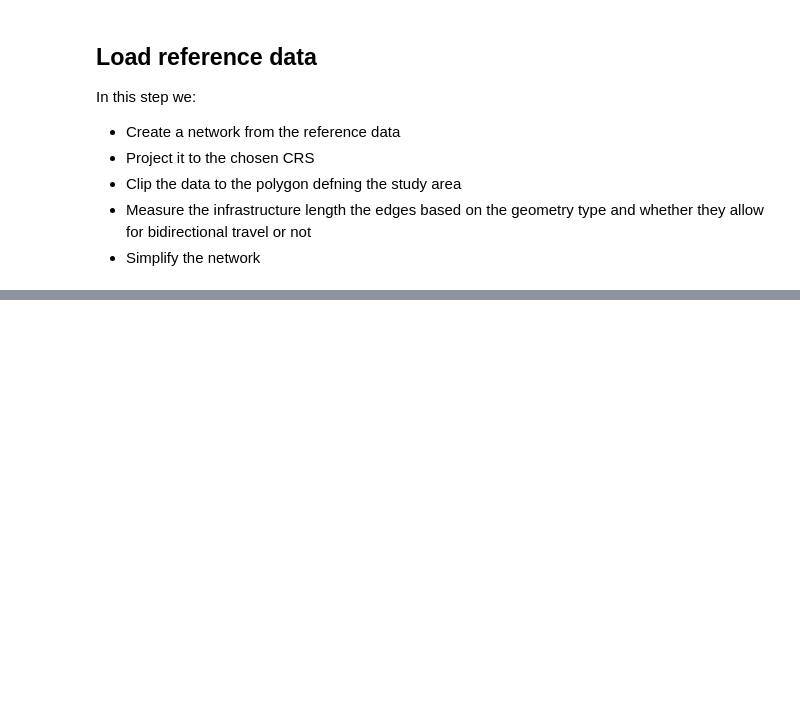
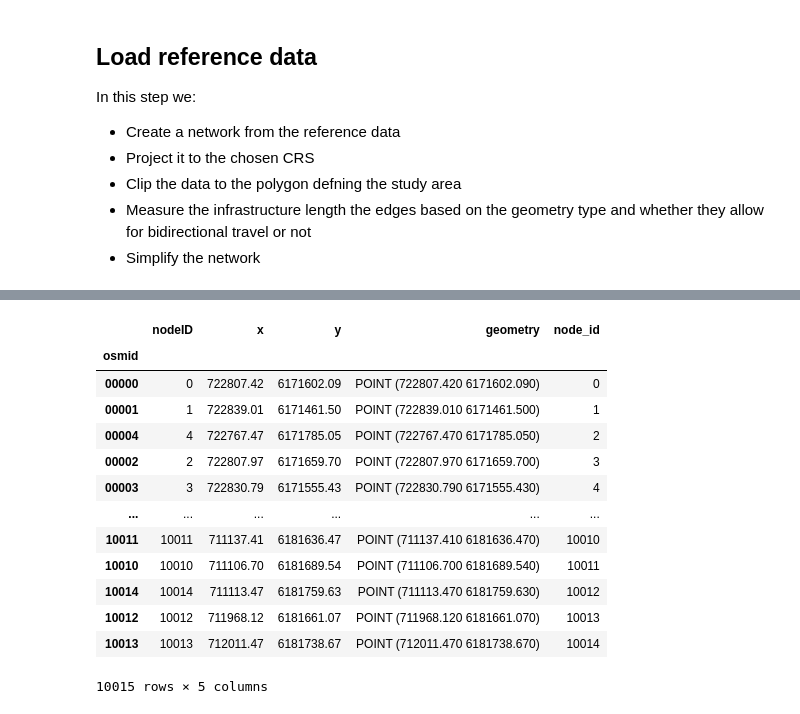
Before and after one commit to anerv/cycling_data_quality, a Jupyter notebook: scripts/01_load_data.ipynb, the cells around one changed output, grey strips where cells are left out. Cells and saved outputs as stored; diff of their text form; code cells hidden in the pictures; blank space fills up the shorter version.

```diff
--- a/scripts/01_load_data.ipynb
+++ b/scripts/01_load_data.ipynb
@@ -359,0 +491,17 @@ Reference networks saved!
+# %%
+ref_nodes
+# %% [output]
+|  | nodeID | x | y | geometry | node_id |
+| osmid |  |  |  |  |  |
+| 00000 | 0 | 722807.42 | 6171602.09 | POINT (722807.420 6171602.090) | 0 |
+| 00001 | 1 | 722839.01 | 6171461.50 | POINT (722839.010 6171461.500) | 1 |
+| 00004 | 4 | 722767.47 | 6171785.05 | POINT (722767.470 6171785.050) | 2 |
+| 00002 | 2 | 722807.97 | 6171659.70 | POINT (722807.970 6171659.700) | 3 |
+| 00003 | 3 | 722830.79 | 6171555.43 | POINT (722830.790 6171555.430) | 4 |
+| ... | ... | ... | ... | ... | ... |
+| 10011 | 10011 | 711137.41 | 6181636.47 | POINT (711137.410 6181636.470) | 10010 |
+| 10010 | 10010 | 711106.70 | 6181689.54 | POINT (711106.700 6181689.540) | 10011 |
+| 10014 | 10014 | 711113.47 | 6181759.63 | POINT (711113.470 6181759.630) | 10012 |
+| 10012 | 10012 | 711968.12 | 6181661.07 | POINT (711968.120 6181661.070) | 10013 |
+| 10013 | 10013 | 712011.47 | 6181738.67 | POINT (712011.470 6181738.670) | 10014 |
+10015 rows × 5 columns
```
Also changed, not shown: parts of 16 cells of this notebook, 2 other files.
